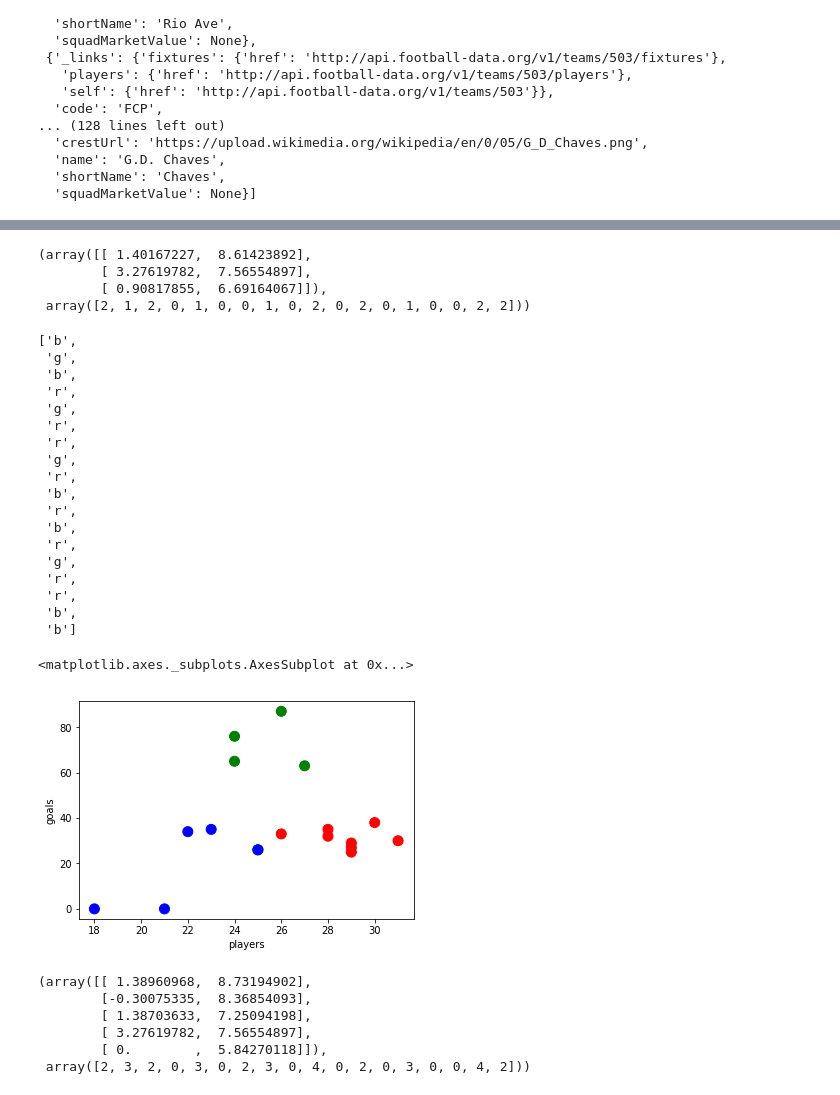
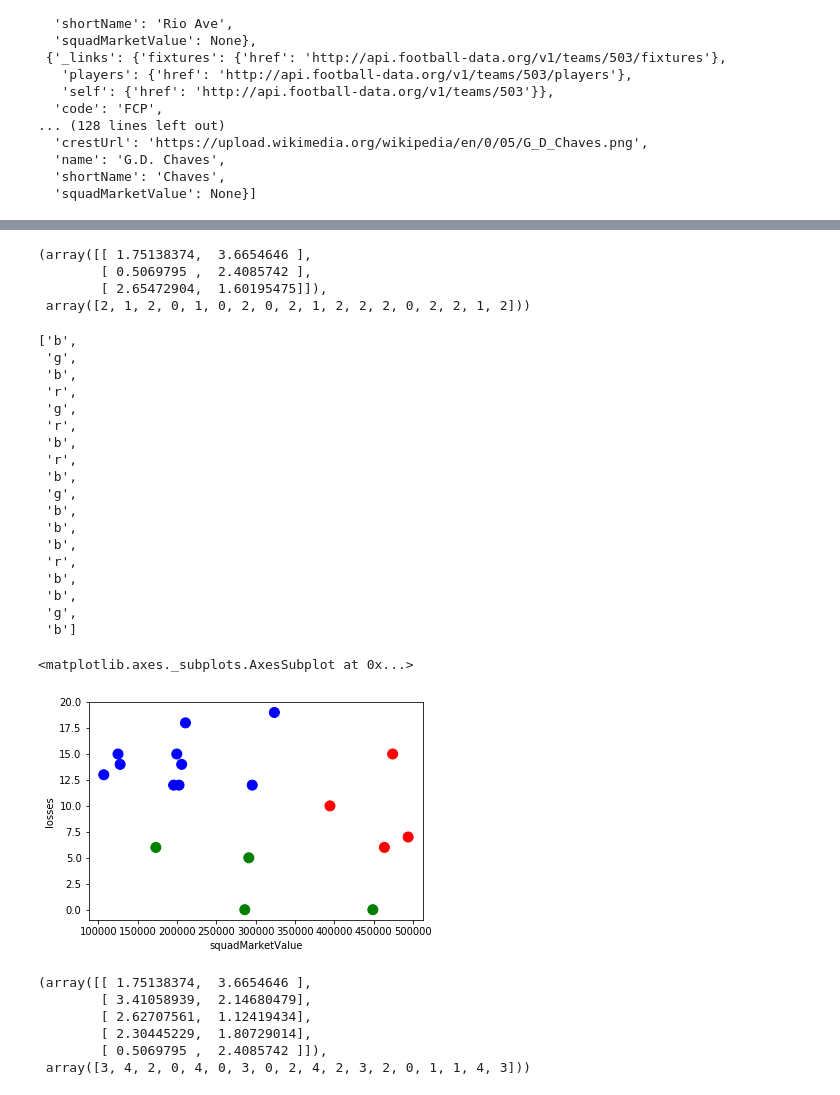
Before and after one commit to barinsm/netology, a Jupyter notebook: DZ43.ipynb, the cells around one changed output, grey strips where cells are left out. Drawn from its saved outputs; the diff is of its cells as text; code cells hidden in the pictures.

```diff
--- a/DZ43.ipynb
+++ b/DZ43.ipynb
@@ -40,15 +40,16 @@ teams
   'squadMarketValue': None}]
 # %%
 for team in teams:
-    players = call_api(team['_links']['players']['href'], 'players')
     fixtures = call_api(team['_links']['fixtures']['href'], 'fixtures')
-    goals = 0
+    if team['squadMarketValue'] == None:
+        team['squadMarketValue'] = np.random.randint(100000, 500000)
+    losses = 0
     for f in fixtures:
-        if team['name'] == f['homeTeamName']:
-            goals += f['result']['goalsHomeTeam'] if f['result']['goalsHomeTeam'] else 0
-        else:
-            goals += f['result']['goalsAwayTeam'] if f['result']['goalsAwayTeam'] else 0
-    print('Team "{}", {} players, {} goals'.format(team['name'], len(players), goals))
-    team['players'] = players
-    team['goals'] = goals
+        if f['status'] == 'FINISHED':
+            if team['name'] == f['homeTeamName']:
+                losses += (f['result']['goalsHomeTeam'] < f['result']['goalsAwayTeam'])
+            else:
+                losses += (f['result']['goalsAwayTeam'] < f['result']['goalsHomeTeam'])
+    print('Team "{}", Market {}, {} losses'.format(team['name'], team['squadMarketValue'], losses))
+    team['losses'] = losses
 # %% [output]
@@ -73,7 +74,7 @@ Team "G.D. Chaves", 22 players, 34 goals
 # %%
 team_for_pd = []
 for team in teams:
-    if team['players']:
-        team_for_pd.append({'name': team['name'], 'players': len(team['players']), 'goals': team['goals']})
+    if team['squadMarketValue']:
+        team_for_pd.append({'name': team['name'], 'squadMarketValue': team['squadMarketValue'], 'losses': team['losses']})
 team_for_pd
 # %% [output]
@@ -168,10 +169,10 @@ array([[ 1.57617765,  6.89139114],
 centroids, cluster_map = kmeans2(whitened, 3)
 centroids, cluster_map
 # %% [output]
-(array([[ 1.40167227,  8.61423892],
-        [ 3.27619782,  7.56554897],
-        [ 0.90817855,  6.69164067]]),
- array([2, 1, 2, 0, 1, 0, 0, 1, 0, 2, 0, 2, 0, 1, 0, 0, 2, 2]))
+(array([[ 1.75138374,  3.6654646 ],
+        [ 0.5069795 ,  2.4085742 ],
+        [ 2.65472904,  1.60195475]]),
+ array([2, 1, 2, 0, 1, 0, 2, 0, 2, 1, 2, 2, 2, 0, 2, 2, 1, 2]))
 # %%
 colors_map = {0: 'r', 1: 'g', 2: 'b', 3: 'y', 4: 'm'}
 colors = [colors_map[c] for c in cluster_map]
@@ -183,33 +184,33 @@ colors
  'r',
  'g',
  'r',
- 'r',
- 'g',
- 'r',
  'b',
  'r',
  'b',
- 'r',
  'g',
- 'r',
+ 'b',
+ 'b',
+ 'b',
  'r',
  'b',
+ 'b',
+ 'g',
  'b']
 # %%
-teams_pd.plot.scatter(x='players', y='goals', c=colors, s=100)
+teams_pd.plot.scatter(x='squadMarketValue', y='losses', c=colors, s=100)
 # %% [output]
 <matplotlib.axes._subplots.AxesSubplot at 0x...>
-[figure, old version]
+[figure, new version]
 # %%
 centroids, cluster_map = kmeans2(whitened, 5)
 centroids, cluster_map
 # %% [output]
-(array([[ 1.38960968,  8.73194902],
-        [-0.30075335,  8.36854093],
-        [ 1.38703633,  7.25094198],
-        [ 3.27619782,  7.56554897],
-        [ 0.        ,  5.84270118]]),
- array([2, 3, 2, 0, 3, 0, 2, 3, 0, 4, 0, 2, 0, 3, 0, 0, 4, 2]))
+(array([[ 1.75138374,  3.6654646 ],
+        [ 3.41058939,  2.14680479],
+        [ 2.62707561,  1.12419434],
+        [ 2.30445229,  1.80729014],
+        [ 0.5069795 ,  2.4085742 ]]),
+ array([3, 4, 2, 0, 4, 0, 3, 0, 2, 4, 2, 3, 2, 0, 1, 1, 4, 3]))
 # %%
 colors_map = {0: 'r', 1: 'g', 2: 'b', 3: 'y', 4: 'm'}
 colors = [colors_map[c] for c in cluster_map]
```
Also changed, not shown: parts of 8 cells of this notebook.
